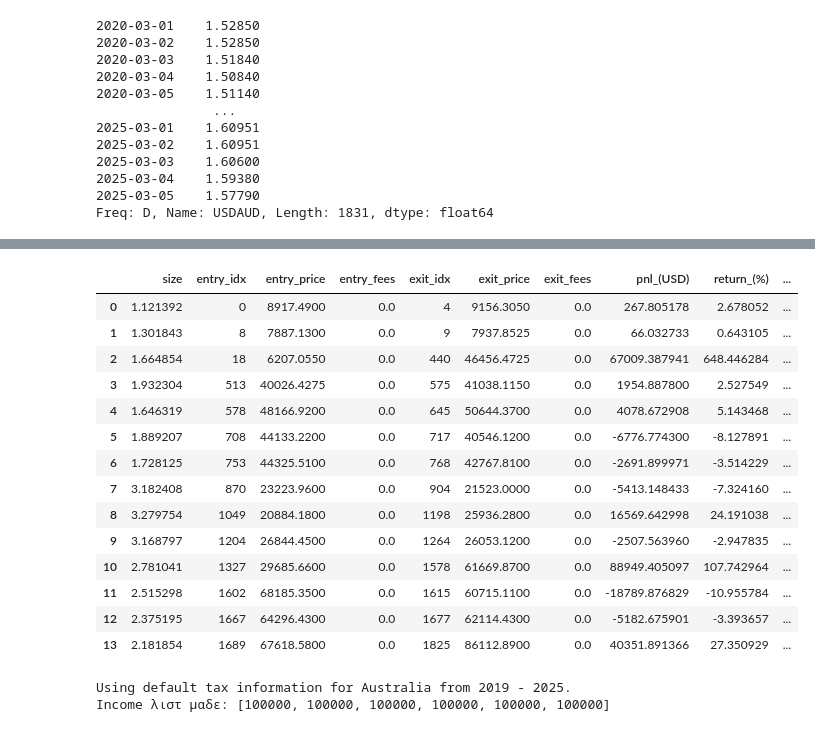
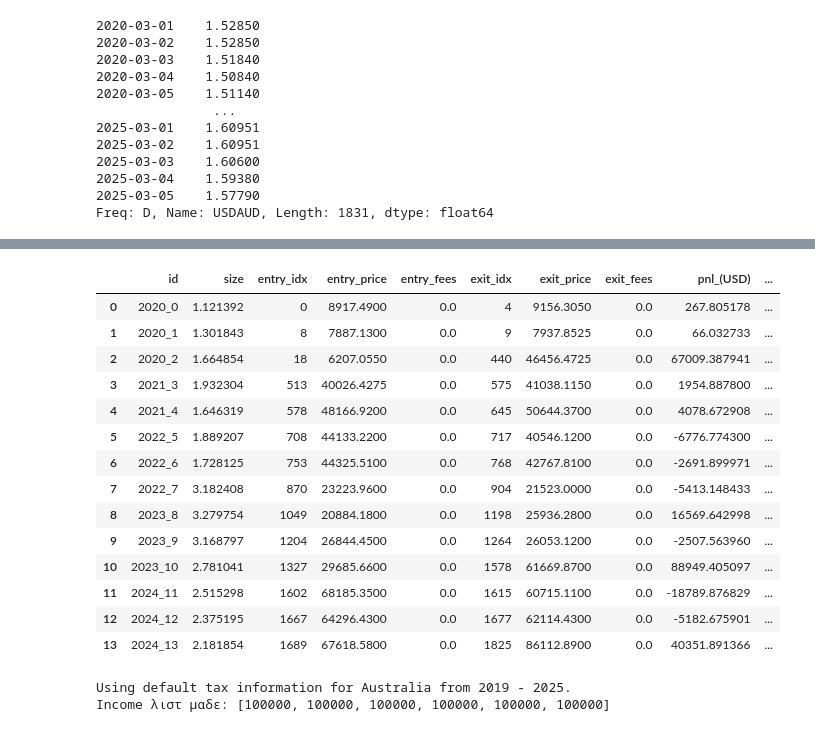
Before and after one commit to HelloThereMatey/vbt_tax, a Jupyter notebook: vbt_bitty_42Macro.ipynb, the cells around one changed output, grey strips where cells are left out. Cells and saved outputs as stored; diff of their text form; code cells hidden in the pictures.

```diff
--- a/vbt_bitty_42Macro.ipynb
+++ b/vbt_bitty_42Macro.ipynb
@@ -313,7 +315,7 @@ Freq: D, Name: USDAUD, Length: 1831, dtype: float64
 # %%
 import taxCalcs
 # %%
-trades = taxCalcs.create_trades_df(less_ords, price, aud)
+trades = taxCalcs.create_trades_df(less_ords, price, aud, orders_regime)
 trades
 # %% [output]
 Number of trades: 14
@@ -323,18 +323,18 @@ Trades date range: 2020-03-05 00:00:00 to 2025-02-28 00:00:00
-|  | size | entry_idx | entry_price | entry_fees | exit_idx | exit_price | exit_fees | pnl_(USD) | return_(%) | ... |
-| 0 | 1.121392 | 0 | 8917.4900 | 0.0 | 4 | 9156.3050 | 0.0 | 267.805178 | 2.678052 | ... |
-| 1 | 1.301843 | 8 | 7887.1300 | 0.0 | 9 | 7937.8525 | 0.0 | 66.032733 | 0.643105 | ... |
-| 2 | 1.664854 | 18 | 6207.0550 | 0.0 | 440 | 46456.4725 | 0.0 | 67009.387941 | 648.446284 | ... |
-| 3 | 1.932304 | 513 | 40026.4275 | 0.0 | 575 | 41038.1150 | 0.0 | 1954.887800 | 2.527549 | ... |
-| 4 | 1.646319 | 578 | 48166.9200 | 0.0 | 645 | 50644.3700 | 0.0 | 4078.672908 | 5.143468 | ... |
-| 5 | 1.889207 | 708 | 44133.2200 | 0.0 | 717 | 40546.1200 | 0.0 | -6776.774300 | -8.127891 | ... |
-| 6 | 1.728125 | 753 | 44325.5100 | 0.0 | 768 | 42767.8100 | 0.0 | -2691.899971 | -3.514229 | ... |
-| 7 | 3.182408 | 870 | 23223.9600 | 0.0 | 904 | 21523.0000 | 0.0 | -5413.148433 | -7.324160 | ... |
-| 8 | 3.279754 | 1049 | 20884.1800 | 0.0 | 1198 | 25936.2800 | 0.0 | 16569.642998 | 24.191038 | ... |
-| 9 | 3.168797 | 1204 | 26844.4500 | 0.0 | 1264 | 26053.1200 | 0.0 | -2507.563960 | -2.947835 | ... |
-| 10 | 2.781041 | 1327 | 29685.6600 | 0.0 | 1578 | 61669.8700 | 0.0 | 88949.405097 | 107.742964 | ... |
-| 11 | 2.515298 | 1602 | 68185.3500 | 0.0 | 1615 | 60715.1100 | 0.0 | -18789.876829 | -10.955784 | ... |
-| 12 | 2.375195 | 1667 | 64296.4300 | 0.0 | 1677 | 62114.4300 | 0.0 | -5182.675901 | -3.393657 | ... |
-| 13 | 2.181854 | 1689 | 67618.5800 | 0.0 | 1825 | 86112.8900 | 0.0 | 40351.891366 | 27.350929 | ... |
+|  | id | size | entry_idx | entry_price | entry_fees | exit_idx | exit_price | exit_fees | pnl_(USD) | ... |
+| 0 | 2020_0 | 1.121392 | 0 | 8917.4900 | 0.0 | 4 | 9156.3050 | 0.0 | 267.805178 | ... |
+| 1 | 2020_1 | 1.301843 | 8 | 7887.1300 | 0.0 | 9 | 7937.8525 | 0.0 | 66.032733 | ... |
+| 2 | 2020_2 | 1.664854 | 18 | 6207.0550 | 0.0 | 440 | 46456.4725 | 0.0 | 67009.387941 | ... |
+| 3 | 2021_3 | 1.932304 | 513 | 40026.4275 | 0.0 | 575 | 41038.1150 | 0.0 | 1954.887800 | ... |
+| 4 | 2021_4 | 1.646319 | 578 | 48166.9200 | 0.0 | 645 | 50644.3700 | 0.0 | 4078.672908 | ... |
+| 5 | 2022_5 | 1.889207 | 708 | 44133.2200 | 0.0 | 717 | 40546.1200 | 0.0 | -6776.774300 | ... |
+| 6 | 2022_6 | 1.728125 | 753 | 44325.5100 | 0.0 | 768 | 42767.8100 | 0.0 | -2691.899971 | ... |
+| 7 | 2022_7 | 3.182408 | 870 | 23223.9600 | 0.0 | 904 | 21523.0000 | 0.0 | -5413.148433 | ... |
+| 8 | 2023_8 | 3.279754 | 1049 | 20884.1800 | 0.0 | 1198 | 25936.2800 | 0.0 | 16569.642998 | ... |
+| 9 | 2023_9 | 3.168797 | 1204 | 26844.4500 | 0.0 | 1264 | 26053.1200 | 0.0 | -2507.563960 | ... |
+| 10 | 2023_10 | 2.781041 | 1327 | 29685.6600 | 0.0 | 1578 | 61669.8700 | 0.0 | 88949.405097 | ... |
+| 11 | 2024_11 | 2.515298 | 1602 | 68185.3500 | 0.0 | 1615 | 60715.1100 | 0.0 | -18789.876829 | ... |
+| 12 | 2024_12 | 2.375195 | 1667 | 64296.4300 | 0.0 | 1677 | 62114.4300 | 0.0 | -5182.675901 | ... |
+| 13 | 2024_13 | 2.181854 | 1689 | 67618.5800 | 0.0 | 1825 | 86112.8900 | 0.0 | 40351.891366 | ... |
 # %%
 tax = taxCalcs.tax_calc(trades, 100000)
 tax
```
Also changed, not shown: parts of 32 cells of this notebook, 1 other file.
